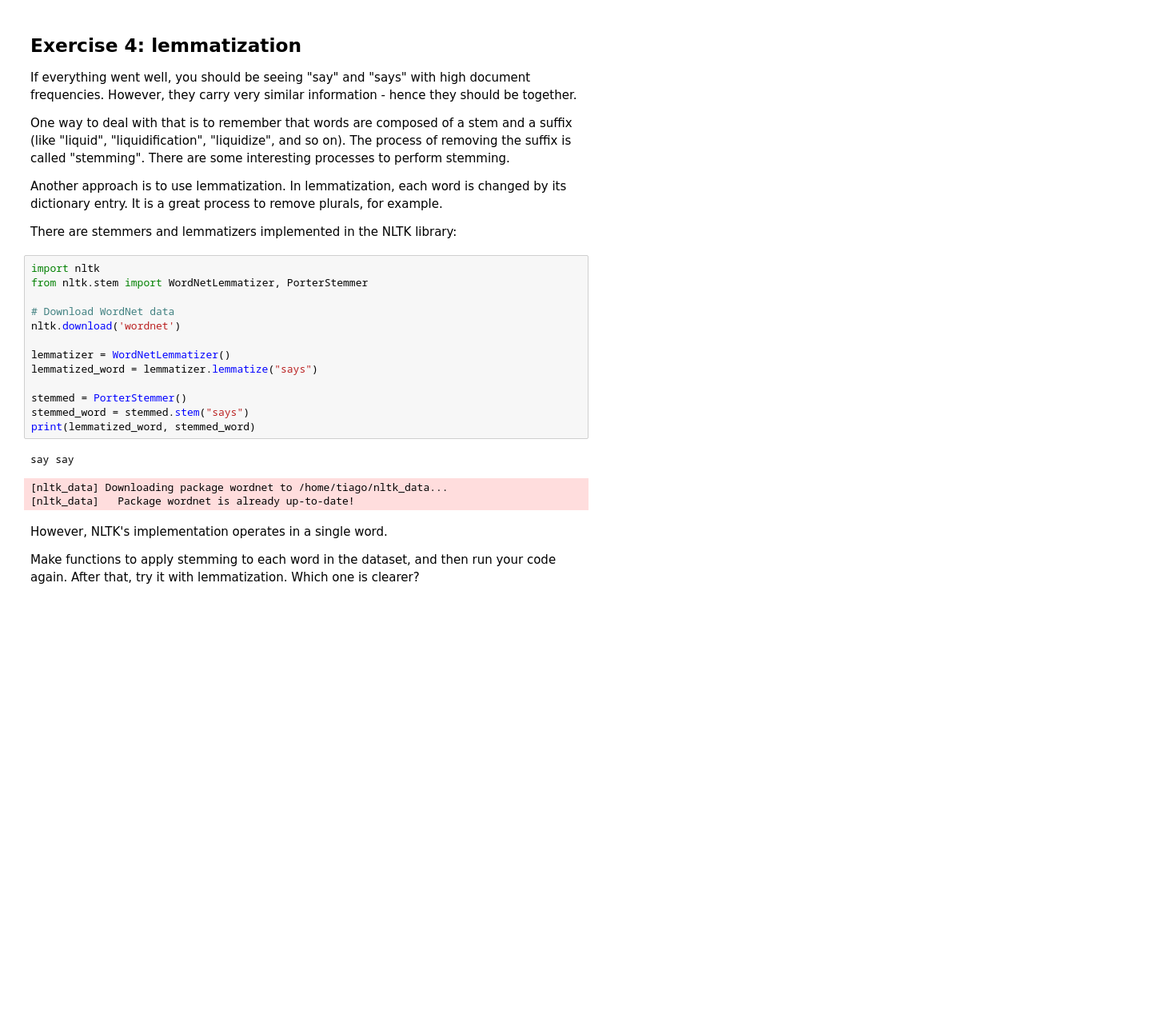
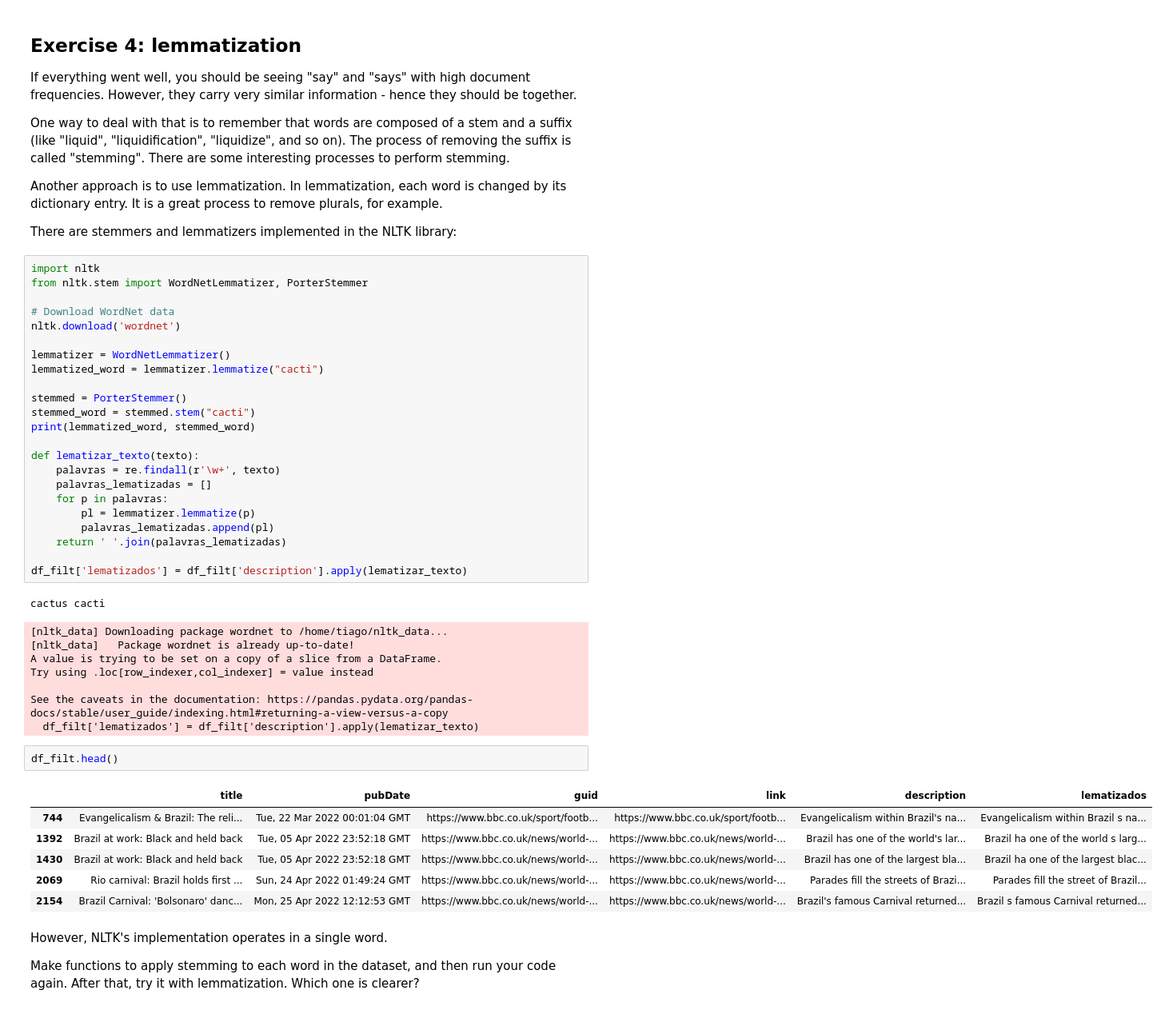
Before and after one commit to tiagoft/nlp_course, a Jupyter notebook: notebooks/02-regex_opinion_mining.ipynb, the cells around one changed output. Shown at 80% size. Cells and saved outputs as stored; diff of their text form; blank space fills up the shorter version.

```diff
--- a/notebooks/02-regex_opinion_mining.ipynb
+++ b/notebooks/02-regex_opinion_mining.ipynb
@@ -147,15 +154,39 @@ from nltk.stem import WordNetLemmatizer, PorterStemmer
 nltk.download('wordnet')
 
 lemmatizer = WordNetLemmatizer()
-lemmatized_word = lemmatizer.lemmatize("says")
+lemmatized_word = lemmatizer.lemmatize("cacti")
 
 stemmed = PorterStemmer()
-stemmed_word = stemmed.stem("says")
+stemmed_word = stemmed.stem("cacti")
 print(lemmatized_word, stemmed_word)
+
+def lematizar_texto(texto):
+    palavras = re.findall(r'\w+', texto)
+    palavras_lematizadas = []
+    for p in palavras:
+        pl = lemmatizer.lemmatize(p)
+        palavras_lematizadas.append(pl)
+    return ' '.join(palavras_lematizadas)
+
+df_filt['lematizados'] = df_filt['description'].apply(lematizar_texto)
 # %% [output]
-say say
+cactus cacti
 [nltk_data] Downloading package wordnet to /home/tiago/nltk_data...
 [nltk_data]   Package wordnet is already up-to-date!
+A value is trying to be set on a copy of a slice from a DataFrame.
+Try using .loc[row_indexer,col_indexer] = value instead
+
+See the caveats in the documentation: https://pandas.pydata.org/pandas-docs/stable/user_guide/indexing.html#returning-a-view-versus-a-copy
+  df_filt['lematizados'] = df_filt['description'].apply(lematizar_texto)
+# %%
+df_filt.head()
+# %% [output]
+|  | title | pubDate | guid | link | description | lematizados |
+| 744 | Evangelicalism & Brazil: The reli... | Tue, 22 Mar 2022 00:01:04 GMT | https://www.bbc.co.uk/sport/footb... | https://www.bbc.co.uk/sport/footb... | Evangelicalism within Brazil's na... | Evangelicalism within Brazil s na... |
+| 1392 | Brazil at work: Black and held back | Tue, 05 Apr 2022 23:52:18 GMT | https://www.bbc.co.uk/news/world-... | https://www.bbc.co.uk/news/world-... | Brazil has one of the world's lar... | Brazil ha one of the world s larg... |
+| 1430 | Brazil at work: Black and held back | Tue, 05 Apr 2022 23:52:18 GMT | https://www.bbc.co.uk/news/world-... | https://www.bbc.co.uk/news/world-... | Brazil has one of the largest bla... | Brazil ha one of the largest blac... |
+| 2069 | Rio carnival: Brazil holds first ... | Sun, 24 Apr 2022 01:49:24 GMT | https://www.bbc.co.uk/news/world-... | https://www.bbc.co.uk/news/world-... | Parades fill the streets of Brazi... | Parades fill the street of Brazil... |
+| 2154 | Brazil Carnival: 'Bolsonaro' danc... | Mon, 25 Apr 2022 12:12:53 GMT | https://www.bbc.co.uk/news/world-... | https://www.bbc.co.uk/news/world-... | Brazil's famous Carnival returned... | Brazil s famous Carnival returned... |
 # %% [markdown]
 However, NLTK's implementation operates in a single word.
 
```
Also changed, not shown: parts of 9 cells of this notebook, 1 other file.
